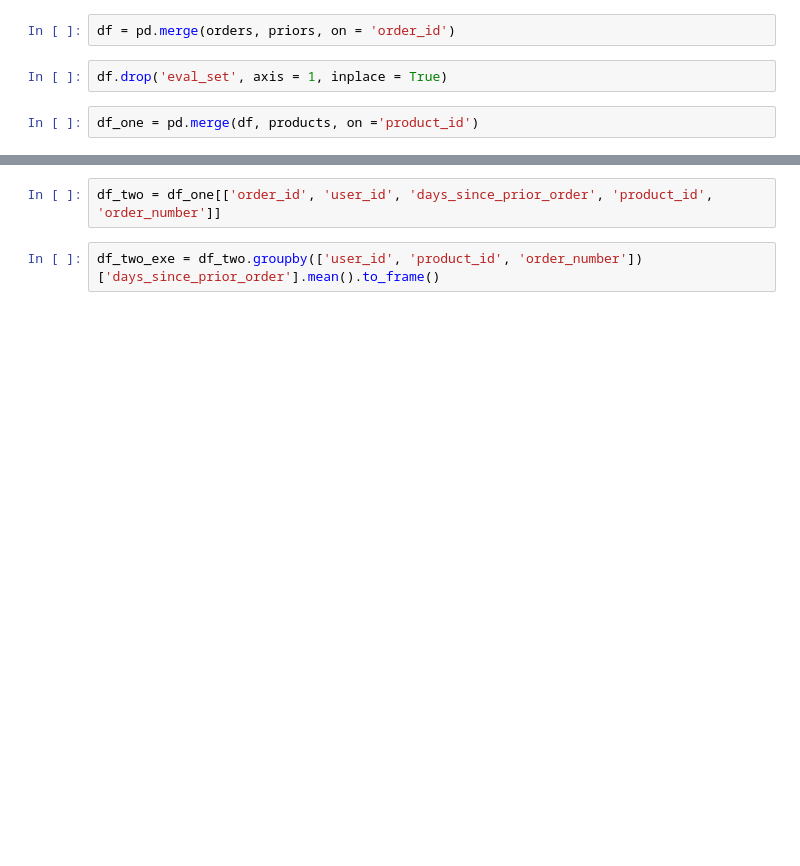
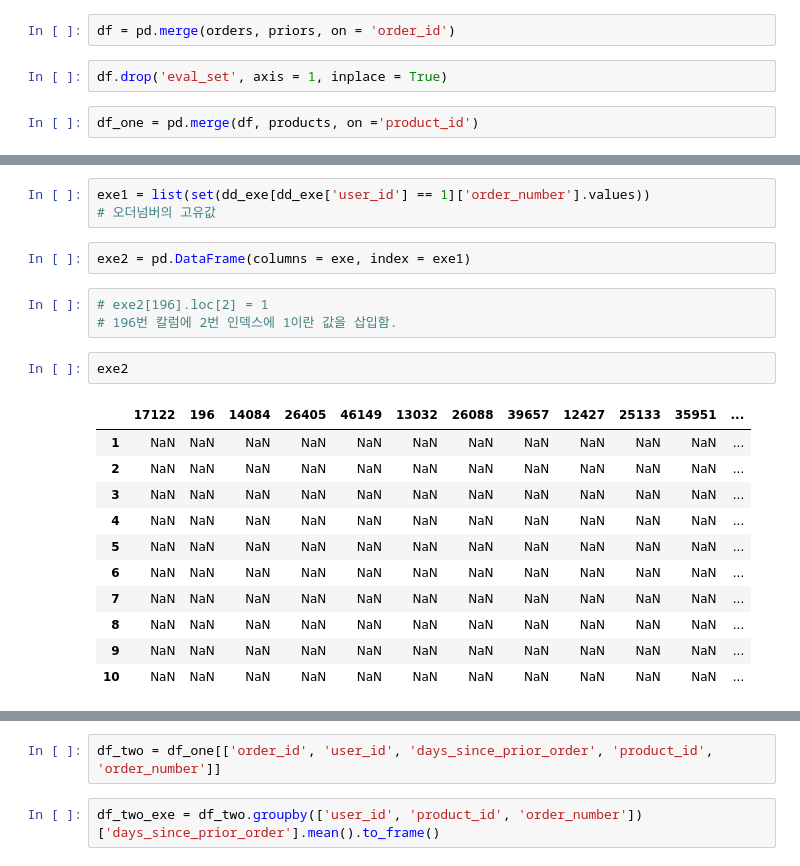
Before and after one commit to homekeeper89/pro_instacart, a Jupyter notebook: 0724_EDA_fourth.ipynb, the cells around one changed output, grey strips where cells are left out. Drawn from its saved outputs; the diff is of its cells as text; blank space fills up the shorter version.

```diff
--- a/0724_EDA_fourth.ipynb
+++ b/0724_EDA_fourth.ipynb
@@ -79,0 +459,22 @@ df_one.head()
+# %%
+exe1 = list(set(dd_exe[dd_exe['user_id'] == 1]['order_number'].values))
+# 오더넘버의 고유값
+# %%
+exe2 = pd.DataFrame(columns = exe, index = exe1)
+# %%
+# exe2[196].loc[2] = 1
+# 196번 칼럼에 2번 인덱스에 1이란 값을 삽입함.
+# %%
+exe2
+# %% [output]
+|  | 17122 | 196 | 14084 | 26405 | 46149 | 13032 | 26088 | 39657 | 12427 | 25133 | 35951 | ... |
+| 1 | NaN | NaN | NaN | NaN | NaN | NaN | NaN | NaN | NaN | NaN | NaN | ... |
+| 2 | NaN | NaN | NaN | NaN | NaN | NaN | NaN | NaN | NaN | NaN | NaN | ... |
+| 3 | NaN | NaN | NaN | NaN | NaN | NaN | NaN | NaN | NaN | NaN | NaN | ... |
+| 4 | NaN | NaN | NaN | NaN | NaN | NaN | NaN | NaN | NaN | NaN | NaN | ... |
+| 5 | NaN | NaN | NaN | NaN | NaN | NaN | NaN | NaN | NaN | NaN | NaN | ... |
+| 6 | NaN | NaN | NaN | NaN | NaN | NaN | NaN | NaN | NaN | NaN | NaN | ... |
+| 7 | NaN | NaN | NaN | NaN | NaN | NaN | NaN | NaN | NaN | NaN | NaN | ... |
+| 8 | NaN | NaN | NaN | NaN | NaN | NaN | NaN | NaN | NaN | NaN | NaN | ... |
+| 9 | NaN | NaN | NaN | NaN | NaN | NaN | NaN | NaN | NaN | NaN | NaN | ... |
+| 10 | NaN | NaN | NaN | NaN | NaN | NaN | NaN | NaN | NaN | NaN | NaN | ... |
```
Also changed, not shown: parts of 59 cells of this notebook.
